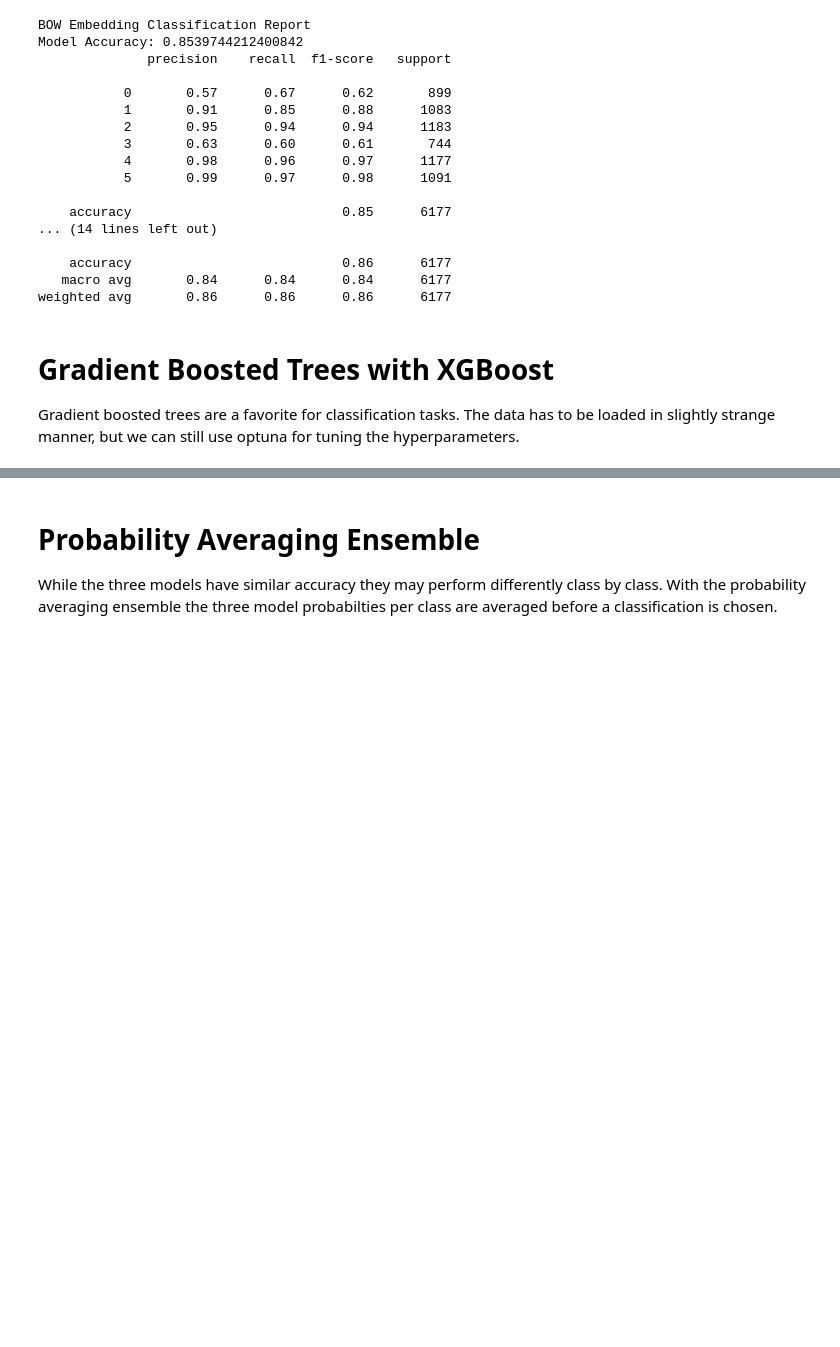
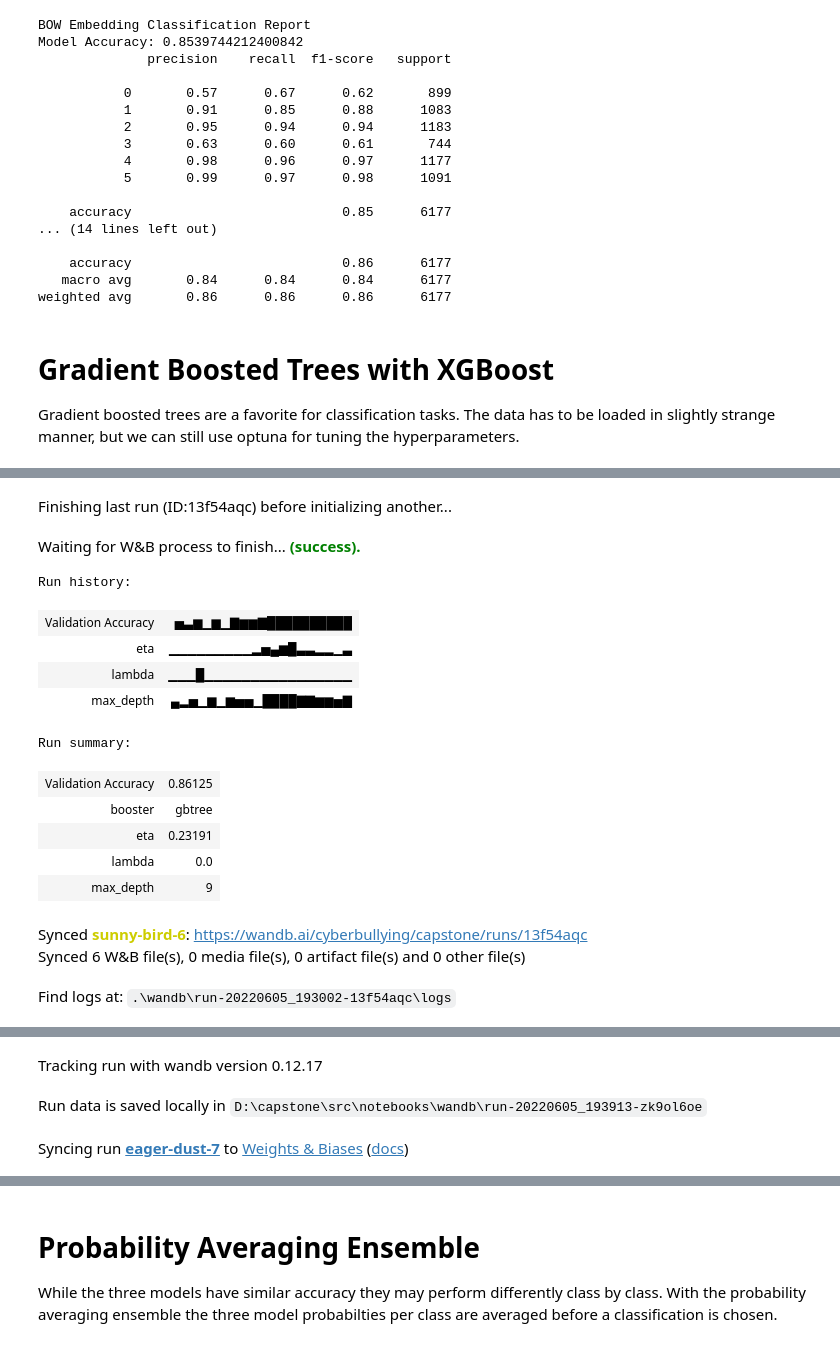
Before and after one commit to ayush-kumar-1/capstone, a Jupyter notebook: src/notebooks/2_traditional_models.ipynb, the cells around one changed output, grey strips where cells are left out. Cells and saved outputs as stored; diff of their text form; code cells hidden in the pictures; blank space fills up the shorter version.

```diff
--- a/src/notebooks/2_traditional_models.ipynb
+++ b/src/notebooks/2_traditional_models.ipynb
@@ -33,2 +48,13 @@ Intel(R) Extension for Scikit-learn* enabled (https://github.com/intel/scikit-le
 # %% [markdown]
 # Encoding Data and Creating Train, Validation, Testing Splits
+# %%
+df = pd.read_csv("../../data_wang/cyberbullying_tweets.csv", index_col = 0)
+df = df[df.lang == 'en']
+
+df = load_data(path = "../../data_wang/cyberbullying_tweets.csv")
+df["y"] = label_to_numeric(df)
+df.tweet_text = preprocess(df.tweet_text)
+
+df["tokens"] = [" ".join(tokens) for tokens in tokenize(df.tweet_text)]
+
+df
@@ -281,5 +309,5 @@ class xgb_optimizer(svm_optimizer):
 # %%
 xgb_bow_optimizer = xgb_optimizer(D_train_bow, D_val_bow, D_test_bow, "XGB BOW Optimzer")
-xgb_bow_optimizer.optimize(20)
+xgb_bow_optimizer.optimize(50)
 xgb_bow = xgb_bow_optimizer.get_best_model()
 # %% [output]
@@ -302,0 +315,16 @@ xgb_bow = xgb_bow_optimizer.get_best_model()
+Finishing last run (ID:13f54aqc) before initializing another...
+Waiting for W&B process to finish... (success).
+Run history:
+| Validation Accuracy | ▅▃▆▁▆▁▇▆▆▇██████████ |
+| eta | ▁▁▁▁▁▁▁▁▁▂▅▄▆█▃▃▂▂▁▃ |
+| lambda | ▁▁▁█▁▁▁▁▁▁▁▁▁▁▁▁▁▁▁▁ |
+| max_depth | ▄▂▅▁▆▁▆▅▅▁████▇▇▆▆▅▇ |
+Run summary:
+| Validation Accuracy | 0.86125 |
+| booster | gbtree |
+| eta | 0.23191 |
+| lambda | 0.0 |
+| max_depth | 9 |
+Synced sunny-bird-6: https://wandb.ai/cyberbullying/capstone/runs/13f54aqc
+Synced 6 W&B file(s), 0 media file(s), 0 artifact file(s) and 0 other file(s)
+Find logs at: .\wandb\run-20220605_193002-13f54aqc\logs
@@ -302,0 +332,3 @@ xgb_bow = xgb_bow_optimizer.get_best_model()
+Tracking run with wandb version 0.12.17
+Run data is saved locally in D:\capstone\src\notebooks\wandb\run-20220605_193913-zk9ol6oe
+Syncing run eager-dust-7 to Weights & Biases (docs)
```
Also changed, not shown: parts of 15 cells of this notebook, 7 other files.
